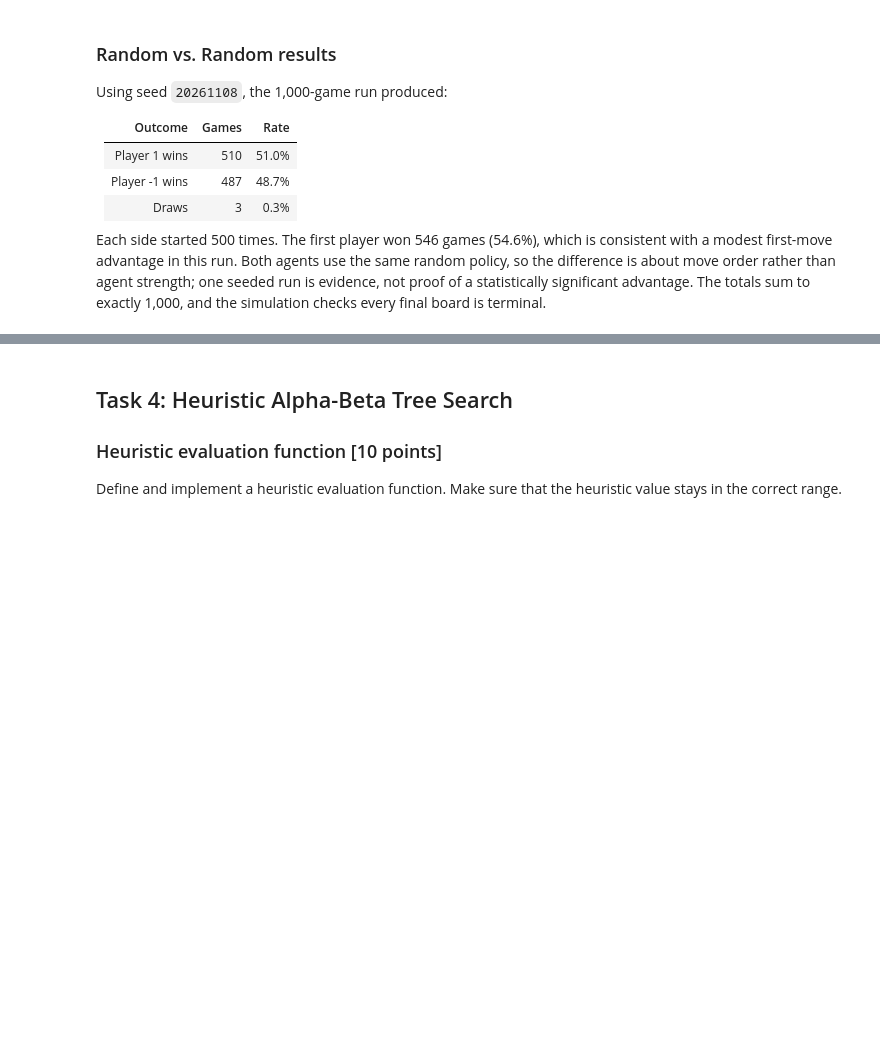
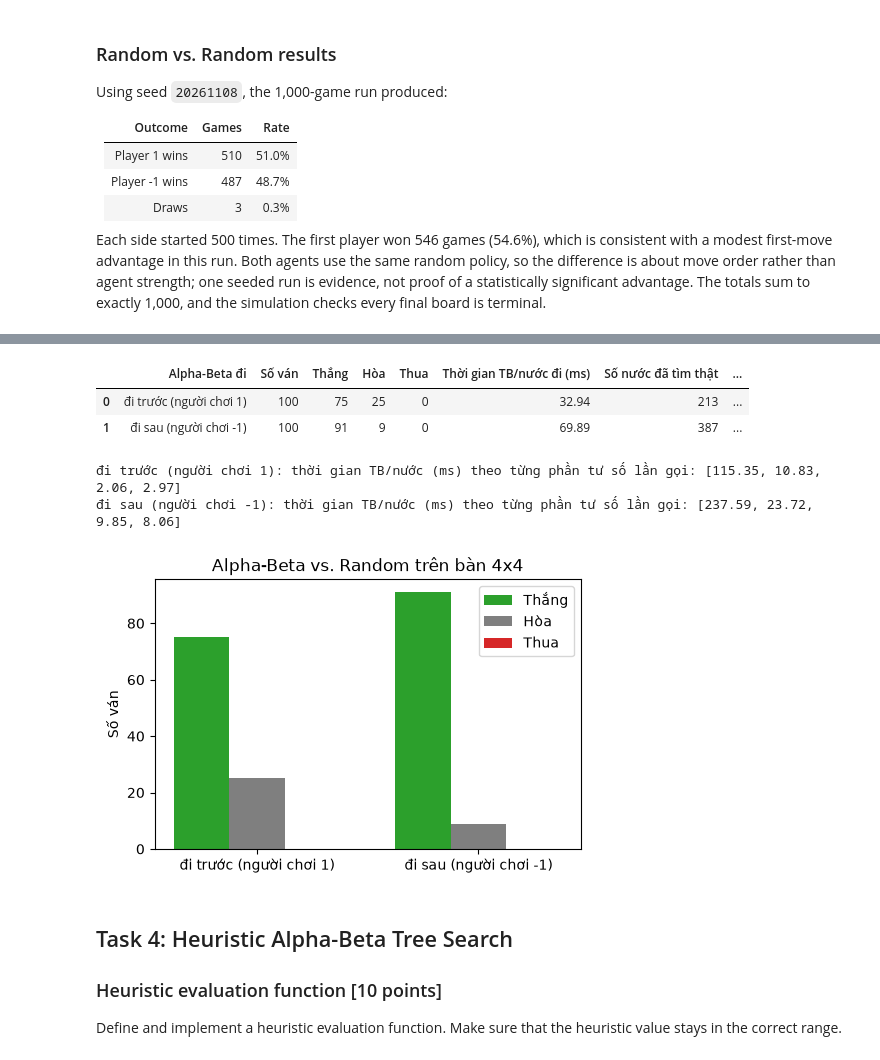
Before and after one commit to Ko4rut/ML-Advance-Group, a Jupyter notebook: lab05 - game/lab05 - game/assignment_connect4.ipynb, the cells around one changed output, grey strips where cells are left out. Cells and saved outputs as stored; diff of their text form; code cells hidden in the pictures; blank space fills up the shorter version.

```diff
--- a/lab05 - game/lab05 - game/assignment_connect4.ipynb
+++ b/lab05 - game/lab05 - game/assignment_connect4.ipynb
@@ -245,3 +732,65 @@ Let the Minimax Search agent play a random agent on a $4 \times 4$ board. Analyz
+# %%
+# Alpha-Beta (có nhớ thế cờ) đấu Random trên bàn 4x4. Mỗi lượt đi 100 ván.
+PLAY_N = 100
+PLAY_ORDER = no_ordering
+
+
+class TimedAct:
+    """bọc agent.act để ghi thời gian của MỌI lần gọi (kể cả lần lấy lại nước đã nhớ)."""
+    def __init__(self, agent):
+        self.agent, self.times = agent, []
+
+    def __call__(self, board, player = 1):
+        start = time.perf_counter()
+        move = self.agent.act(board, player)
+        self.times.append(time.perf_counter() - start)
+        return move
+
+
+play_rows, play_times = [], {}
+for label, alpha_beta_first in [("đi trước (người chơi 1)", True), ("đi sau (người chơi -1)", False)]:
+    agent = AlphaBetaAgent(move_order = PLAY_ORDER, remember_moves = True)
+    timed = TimedAct(agent)
+    np.random.seed(20261109)
+    start = time.perf_counter()
+    if alpha_beta_first:
+        r = play(timed, random_player, N = PLAY_N, shape = (4, 4))
+        wins, losses = r["first"], r["second"]
+    else:
+        r = play(random_player, timed, N = PLAY_N, shape = (4, 4))
+        wins, losses = r["second"], r["first"]
+    assert losses == 0, "Alpha-Beta không được thua ván nào!"
+    play_times[label] = np.array(timed.times)
+    play_rows.append({"Alpha-Beta đi": label, "Số ván": PLAY_N, "Thắng": wins, "Hòa": r["draw"], "Thua": losses,
+                      "Thời gian TB/nước đi (ms)": round(1000 * np.mean(timed.times), 2),
+                      "Số nước đã tìm thật": len(agent.nodes), "Số thế cờ đã nhớ": len(agent.known_moves),
+                      "Tổng thời gian (s)": round(time.perf_counter() - start, 1)})
+
+table_play = pd.DataFrame(play_rows)
+display(table_play)
+
+# thời gian trung bình của mỗi phần tư số lần gọi (theo thứ tự), để thấy agent nhanh dần khi đã nhớ nhiều
+for label, times in play_times.items():
+    parts = [round(float(1000 * p.mean()), 2) for p in np.array_split(times, 4)]
+    print(f"{label}: thời gian TB/nước (ms) theo từng phần tư số lần gọi: {parts}")
+
+fig, ax = plt.subplots(figsize = (5.5, 3.5))
+x = np.arange(len(table_play))
+for k, (col, color) in enumerate([("Thắng", "tab:green"), ("Hòa", "tab:gray"), ("Thua", "tab:red")]):
+    ax.bar(x + (k - 1) * 0.25, table_play[col], width = 0.25, label = col, color = color)
+ax.set_xticks(x)
+ax.set_xticklabels(table_play["Alpha-Beta đi"])
+ax.set_ylabel("Số ván")
+ax.set_title("Alpha-Beta vs. Random trên bàn 4x4")
+ax.legend()
+plt.show()
+# %% [output]
+|  | Alpha-Beta đi | Số ván | Thắng | Hòa | Thua | Thời gian TB/nước đi (ms) | Số nước đã tìm thật | ... |
+| 0 | đi trước (người chơi 1) | 100 | 75 | 25 | 0 | 32.94 | 213 | ... |
+| 1 | đi sau (người chơi -1) | 100 | 91 | 9 | 0 | 69.89 | 387 | ... |
+đi trước (người chơi 1): thời gian TB/nước (ms) theo từng phần tư số lần gọi: [115.35, 10.83, 2.06, 2.97]
+đi sau (người chơi -1): thời gian TB/nước (ms) theo từng phần tư số lần gọi: [237.59, 23.72, 9.85, 8.06]
+[figure, added]
 # %% [markdown]
 ## Task 4: Heuristic Alpha-Beta Tree Search
 
```
Also changed, not shown: parts of 21 cells of this notebook, 2 other files.
